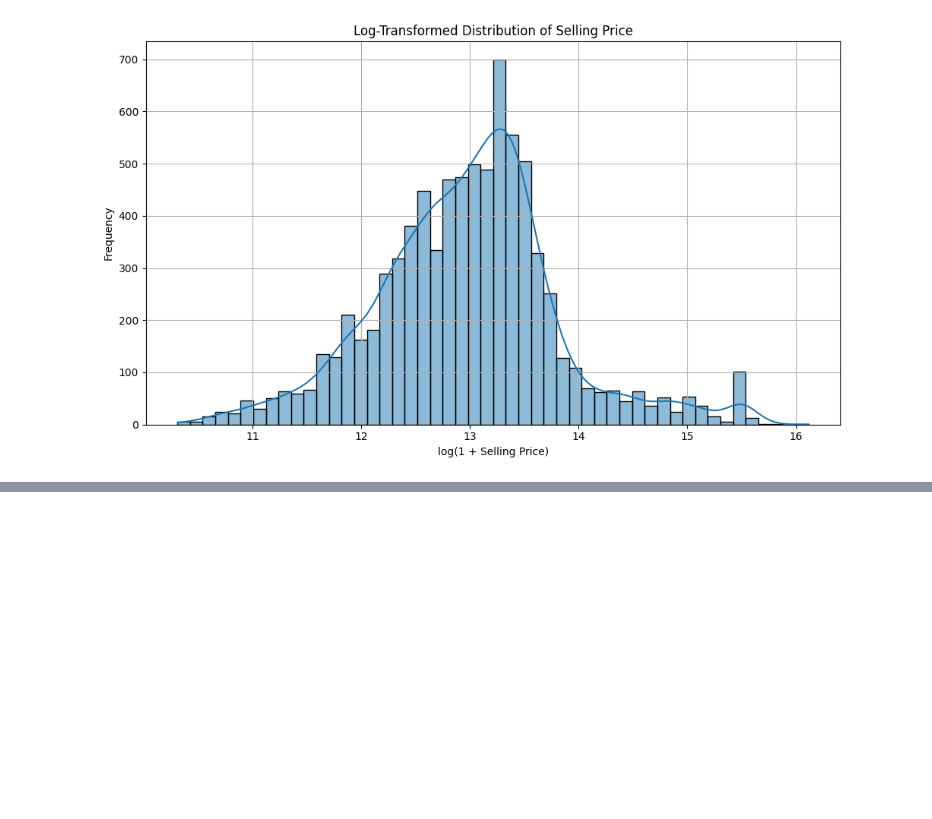
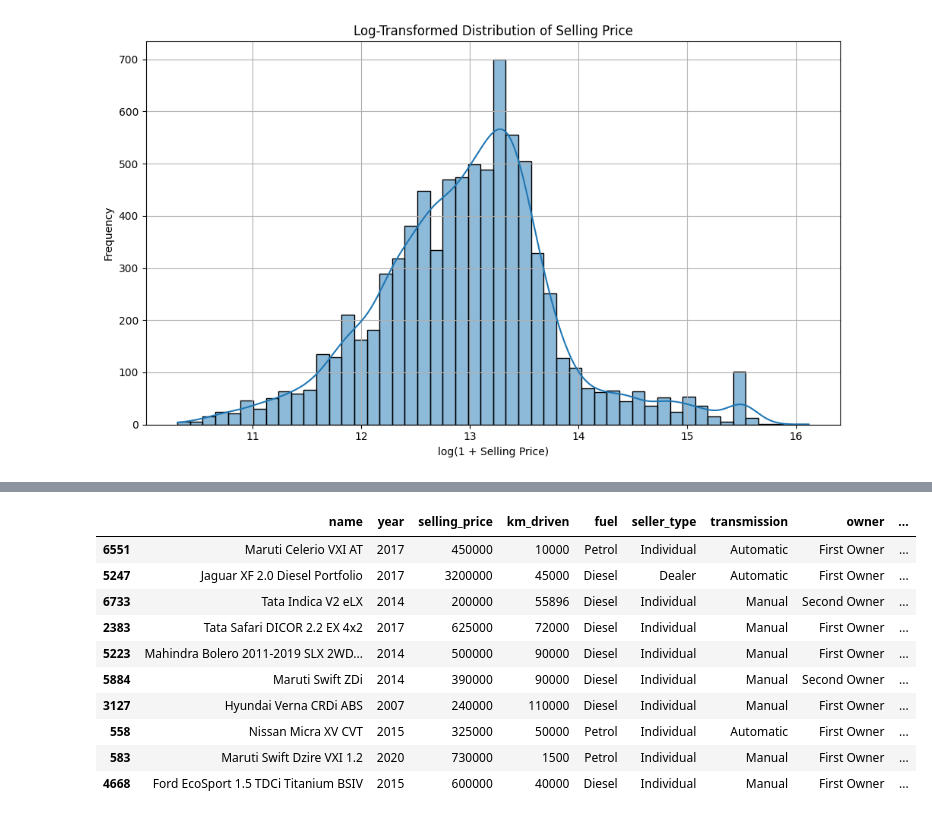
Before and after one commit to sameershrestha00/Car_Price_Prediction, a Jupyter notebook: car_selling_prediction.ipynb, the cells around one changed output, grey strips where cells are left out. Drawn from its saved outputs; the diff is of its cells as text; code cells hidden in the pictures; blank space fills up the shorter version.

```diff
--- a/car_selling_prediction.ipynb
+++ b/car_selling_prediction.ipynb
@@ -345,0 +376,20 @@ plt.show()
+# %%
+# Keep 'First Owner', 'Second Owner', 'Test Drive Car' as is, group others as 'Other'
+df['owner'] = df['owner'].apply(lambda x: x if x in ['First Owner', 'Second Owner', 'Test Drive Car'] else 'Third and above')
+# %%
+# Combine rare fuel types into 'Other'
+df['fuel'] = df['fuel'].apply(lambda x: x if x in ['Diesel', 'Petrol'] else 'Other')
+# %%
+df.sample(10)
+# %% [output]
+|  | name | year | selling_price | km_driven | fuel | seller_type | transmission | owner | ... |
+| 6551 | Maruti Celerio VXI AT | 2017 | 450000 | 10000 | Petrol | Individual | Automatic | First Owner | ... |
+| 5247 | Jaguar XF 2.0 Diesel Portfolio | 2017 | 3200000 | 45000 | Diesel | Dealer | Automatic | First Owner | ... |
+| 6733 | Tata Indica V2 eLX | 2014 | 200000 | 55896 | Diesel | Individual | Manual | Second Owner | ... |
+| 2383 | Tata Safari DICOR 2.2 EX 4x2 | 2017 | 625000 | 72000 | Diesel | Individual | Manual | First Owner | ... |
+| 5223 | Mahindra Bolero 2011-2019 SLX 2WD... | 2014 | 500000 | 90000 | Diesel | Individual | Manual | First Owner | ... |
+| 5884 | Maruti Swift ZDi | 2014 | 390000 | 90000 | Diesel | Individual | Manual | Second Owner | ... |
+| 3127 | Hyundai Verna CRDi ABS | 2007 | 240000 | 110000 | Diesel | Individual | Manual | First Owner | ... |
+| 558 | Nissan Micra XV CVT | 2015 | 325000 | 50000 | Petrol | Individual | Automatic | First Owner | ... |
+| 583 | Maruti Swift Dzire VXI 1.2 | 2020 | 730000 | 1500 | Petrol | Individual | Manual | First Owner | ... |
+| 4668 | Ford EcoSport 1.5 TDCi Titanium BSIV | 2015 | 600000 | 40000 | Diesel | Individual | Manual | First Owner | ... |
```
Also changed, not shown: parts of 14 cells of this notebook.
